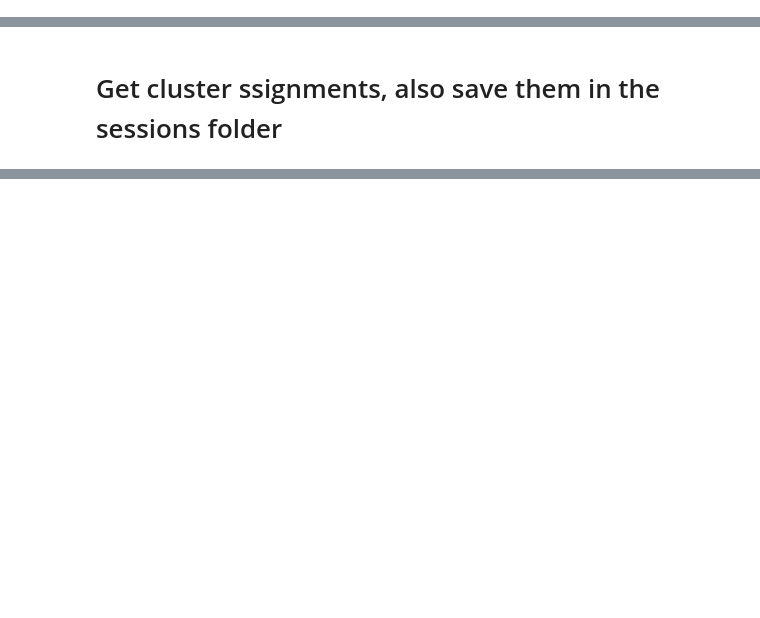
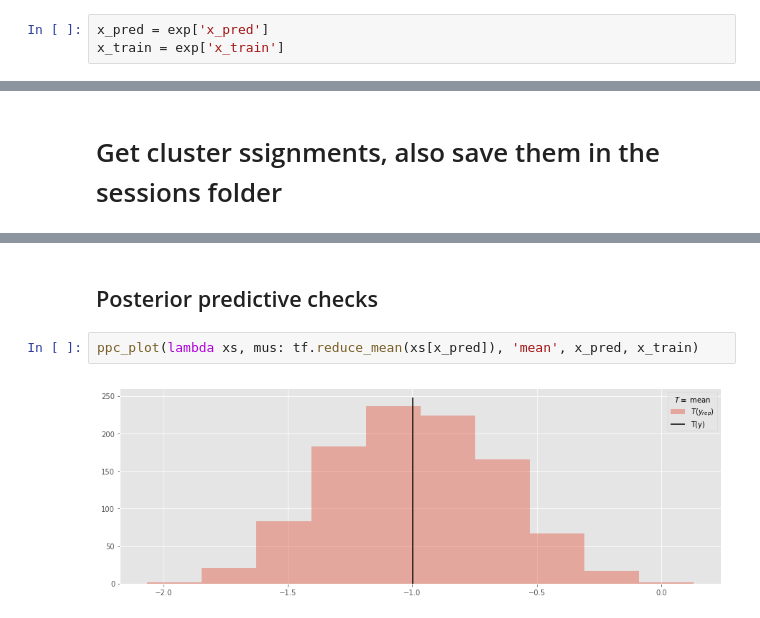
Before and after one commit to edublancas/neural-clustering, a Jupyter notebook: notebooks/4-experiments.ipynb, the cells around one changed output, grey strips where cells are left out. Drawn from its saved outputs; the diff is of its cells as text; blank space fills up the shorter version.

```diff
--- a/notebooks/4-experiments.ipynb
+++ b/notebooks/4-experiments.ipynb
@@ -35,3 +37,6 @@ exp = restore.experiment(cfg, '22-Nov-2017@16-43-17-GMM')
+# %%
+x_pred = exp['x_pred']
+x_train = exp['x_train']
 # %% [markdown]
 # qpi (mixture proportions) over iterations
 # %%
@@ -56,0 +72,6 @@ plot.cluster_counts(clusters)
+# %% [markdown]
+## Posterior predictive checks
+# %%
+ppc_plot(lambda xs, mus: tf.reduce_mean(xs[x_pred]), 'mean', x_pred, x_train)
+# %% [output]
+[figure, added]
```
Also changed, not shown: parts of 12 cells of this notebook, 5 other files.
